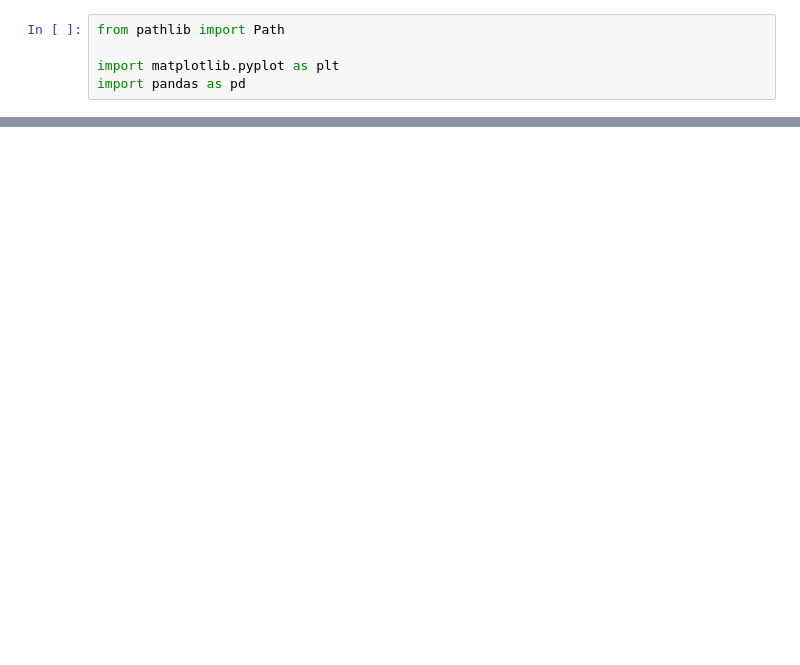
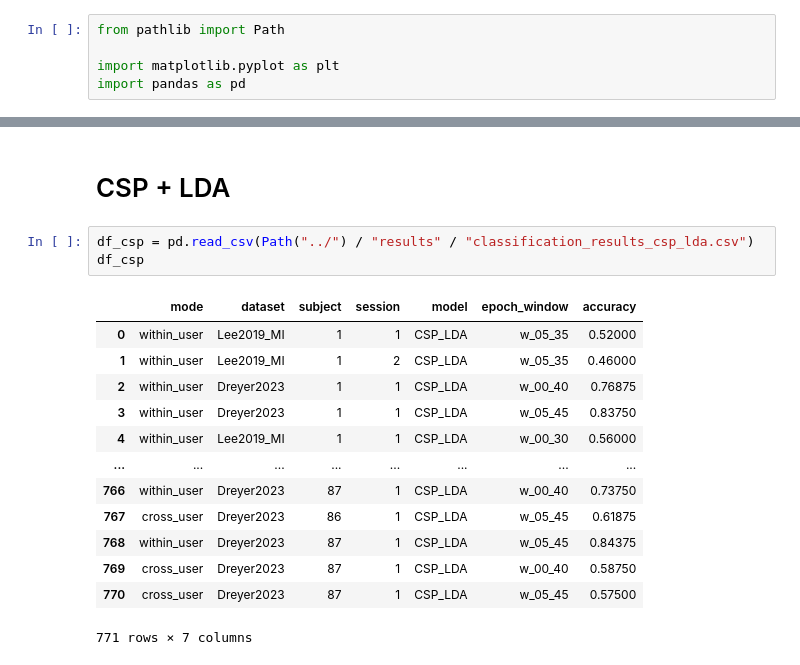
Before and after one commit to dtrocellier/MI_bci_epoch_window_influence, a Jupyter notebook: notebooks/plot_accuracy.ipynb, the cells around one changed output, grey strips where cells are left out. Drawn from its saved outputs; the diff is of its cells as text; blank space fills up the shorter version.

```diff
--- a/notebooks/plot_accuracy.ipynb
+++ b/notebooks/plot_accuracy.ipynb
@@ -68,0 +91,19 @@ plot_accuracy(df, dataset="Lee2019_MI", model="Deep4Net", windows=["w_00_30", "w
+# %% [markdown]
+# CSP + LDA
+# %%
+df_csp = pd.read_csv(Path("../") / "results" / "classification_results_csp_lda.csv")
+df_csp
+# %% [output]
+|  | mode | dataset | subject | session | model | epoch_window | accuracy |
+| 0 | within_user | Lee2019_MI | 1 | 1 | CSP_LDA | w_05_35 | 0.52000 |
+| 1 | within_user | Lee2019_MI | 1 | 2 | CSP_LDA | w_05_35 | 0.46000 |
+| 2 | within_user | Dreyer2023 | 1 | 1 | CSP_LDA | w_00_40 | 0.76875 |
+| 3 | within_user | Dreyer2023 | 1 | 1 | CSP_LDA | w_05_45 | 0.83750 |
+| 4 | within_user | Lee2019_MI | 1 | 1 | CSP_LDA | w_00_30 | 0.56000 |
+| ... | ... | ... | ... | ... | ... | ... | ... |
+| 766 | within_user | Dreyer2023 | 87 | 1 | CSP_LDA | w_00_40 | 0.73750 |
+| 767 | cross_user | Dreyer2023 | 86 | 1 | CSP_LDA | w_05_45 | 0.61875 |
+| 768 | within_user | Dreyer2023 | 87 | 1 | CSP_LDA | w_05_45 | 0.84375 |
+| 769 | cross_user | Dreyer2023 | 87 | 1 | CSP_LDA | w_00_40 | 0.58750 |
+| 770 | cross_user | Dreyer2023 | 87 | 1 | CSP_LDA | w_05_45 | 0.57500 |
+771 rows × 7 columns
```
Also changed, not shown: parts of 3 cells of this notebook, 2 other files.
